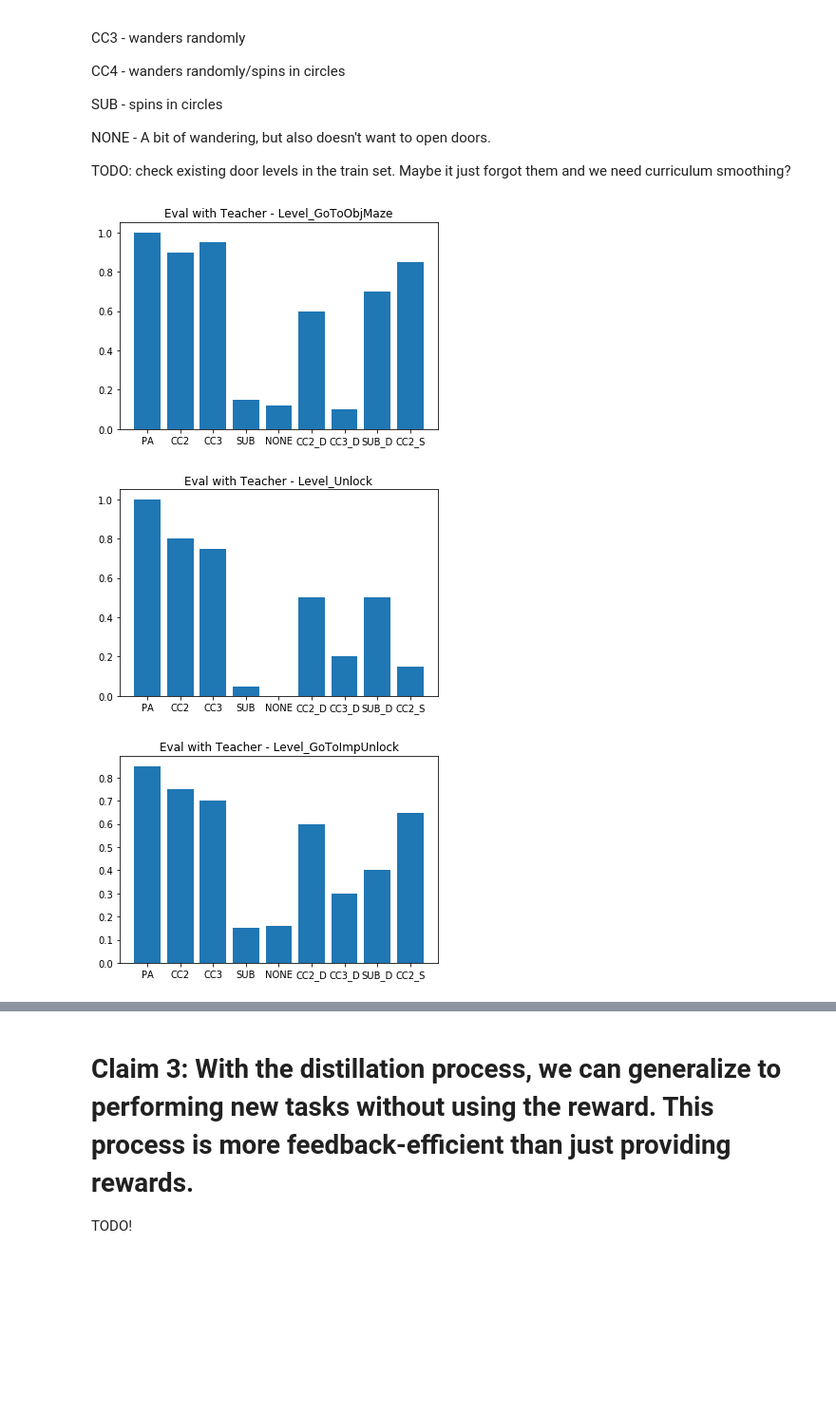
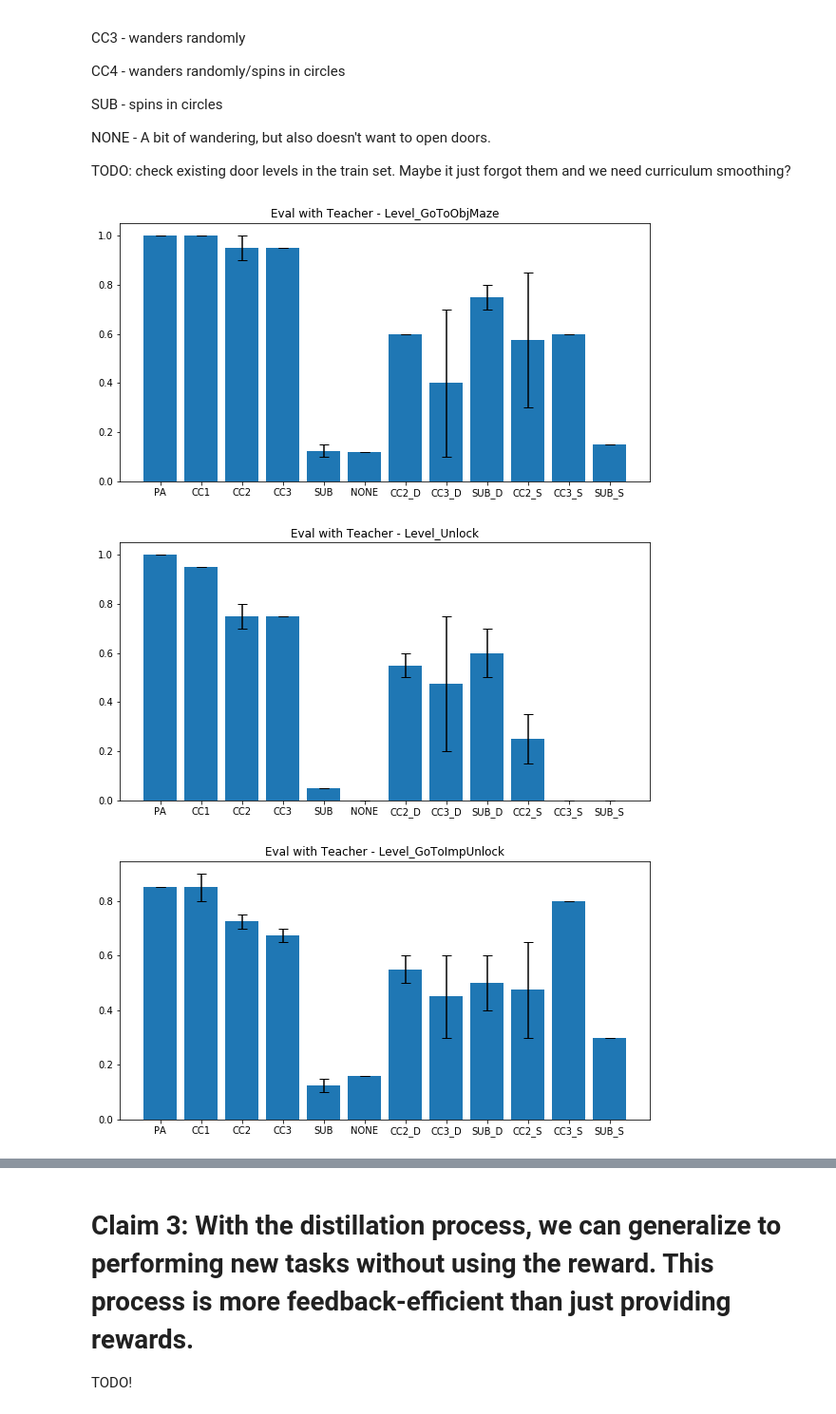
Before and after one commit to rll-research/teachable, a Jupyter notebook: Plots.ipynb, the cells around one changed output, grey strips where cells are left out. Shown: that part at 95% size. Saved outputs shown, nothing was run; the diff lists cells and outputs as text; code cells hidden in the pictures; blank space fills up the shorter version.

```diff
--- a/Plots.ipynb
+++ b/Plots.ipynb
@@ -23,7 +23,7 @@ def get_filenames(name):
                 name_paths.append(exp_dir)
     return name_paths
 
-def load_data(name):
+def load_data(name, file_name='progress.csv'):
     name_paths = get_filenames(name)
     assert len(name_paths) > 0, "No files found with name " + name
     # check that they're all the same except the seed
@@ -31,9 +31,9 @@ def load_data(name):
     for path in name_paths:
         assert path.name[:-1] == name_paths[0].name[:-1], f"Found multiple files with name {name}: {[path.name for path in name_paths]}"
         try:
-            csv_name = path.joinpath('progress.csv')
+            csv_name = path.joinpath(file_name)
             data = pd.read_csv(csv_name)
-        except:
+        except Exception as e:
             csv_name = path.joinpath('new_progress.csv')
             data = pd.read_csv(csv_name)
         csv_datas.append(data)
@@ -55,7 +55,7 @@ def fix_csv(filename):
     with open(new_csv, 'w') as f:
         f.writelines(correct_data)
 
-# for num in range(481, 486):
+# for num in range(597, 601):
 #     fix_csv(num)
 # # fix_csv(557)
 # %% [markdown]
@@ -209,21 +246,23 @@ plot_final_generalization(runs, 'Eval with Teacher')
+# %%
+plt.rcParams['figure.figsize'] = [10, 5]
 # %%
 runs = [
-    ('EVAL_539', 'PA'),
-    ('EVAL_541', 'CC1'),
-    ('EVAL_543', 'CC2'),
-    ('EVAL_545', 'CC3'),
-    ('EVAL_547', 'SUB'),
-    ('EVAL_NONE_LOWD', 'NONE'),
-    ('EVAL_557', 'CC2_D'),
-    ('EVAL_559', 'CC3_D'),
-    ('EVAL_561', 'SUB_D'),
-    ('EVAL_563', 'CC2_S'),
-#     ('EVAL_565', 'PA->CC3_S'),
-    ('EVAL_567', 'SUB_S'),
+    (['EVAL_539', 'EVAL_540'], 'PA'),
+    (['EVAL_541', 'EVAL_542'], 'CC1'),
+    (['EVAL_543', 'EVAL_544'], 'CC2'),
+    (['EVAL_545', 'EVAL_546'], 'CC3'),
+    (['EVAL_547', 'EVAL_548'], 'SUB'),
+    (['EVAL_NONE_LOWD'], 'NONE'),
+    (['EVAL_557', 'EVAL_558'], 'CC2_D'),
+    (['EVAL_559', 'EVAL_560'], 'CC3_D'),
+    (['EVAL_561', 'EVAL_562'], 'SUB_D'),
+    (['EVAL_563', 'EVAL_564'], 'CC2_S'),
+    (['EVAL_565'], 'CC3_S'),
+    (['EVAL_568'], 'SUB_S'),
 ]
 
 plot_final_generalization(runs, 'Eval with Teacher')
 # %% [output]
-[figure, old version]
+[figure, new version]
-[figure, old version]
+[figure, new version]
-[figure, old version]
+[figure, new version]
```
Also changed, not shown: parts of 20 cells of this notebook.
